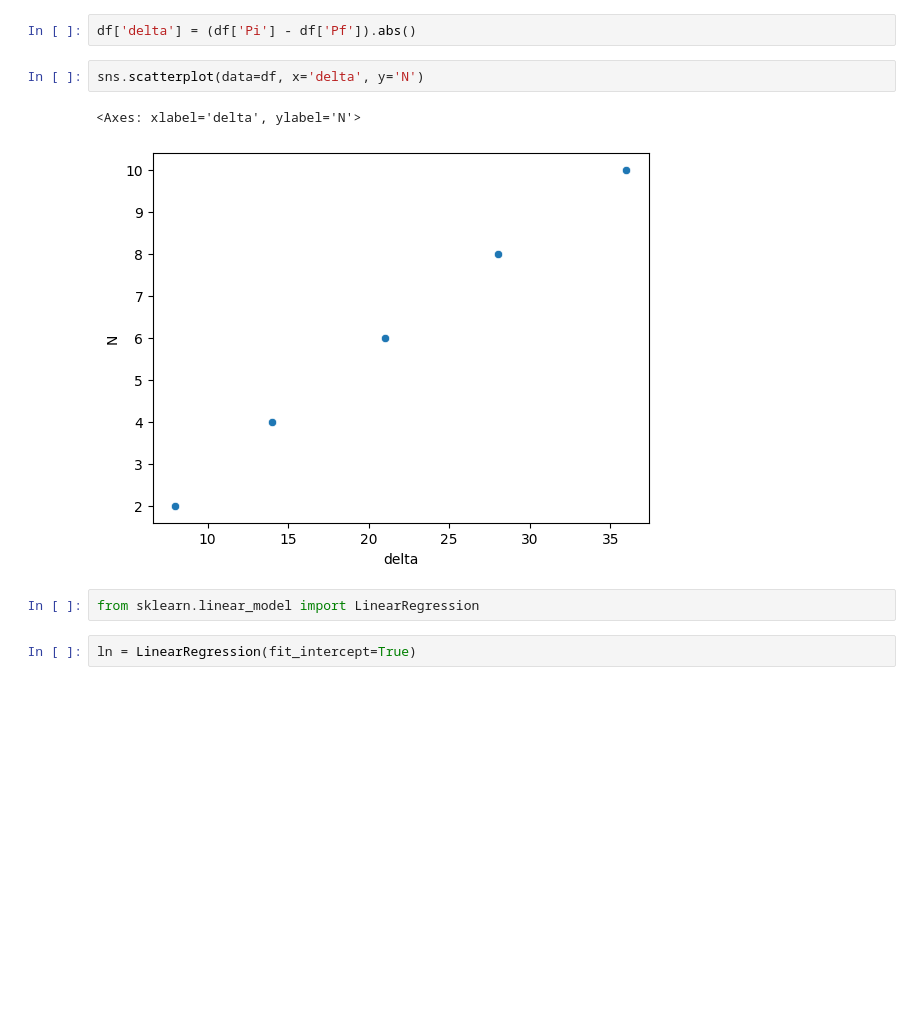
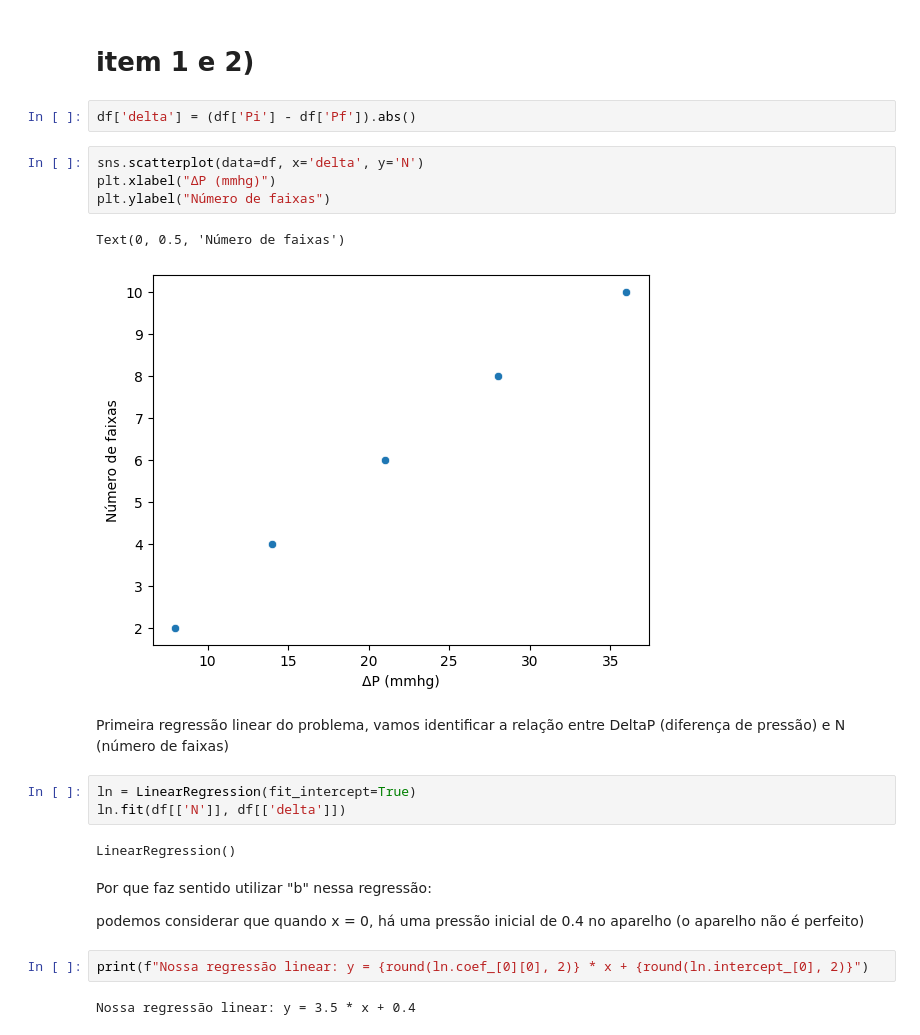
Before and after one commit to ms-cmy/relatorios-2024-est2, a Jupyter notebook: relatorio_3/experimento.ipynb, the cells around one changed output. Saved outputs shown, nothing was run; the diff lists cells and outputs as text; blank space fills up the shorter version.

```diff
--- a/relatorio_3/experimento.ipynb
+++ b/relatorio_3/experimento.ipynb
@@ -16,12 +41,27 @@ df.to_csv('teste.txt', sep=' ', index=False)
+# %% [markdown]
+# item 1 e 2)
 # %%
 df['delta'] = (df['Pi'] - df['Pf']).abs()
 # %%
 sns.scatterplot(data=df, x='delta', y='N')
+plt.xlabel("ΔP (mmhg)")
+plt.ylabel("Número de faixas")
 # %% [output]
-<Axes: xlabel='delta', ylabel='N'>
+Text(0, 0.5, 'Número de faixas')
-[figure, old version]
+[figure, new version]
-# %%
-from sklearn.linear_model import LinearRegression
+# %% [markdown]
+Primeira regressão linear do problema, vamos identificar a relação entre DeltaP (diferença de pressão) e N (número de faixas)
 # %%
 ln = LinearRegression(fit_intercept=True)
+ln.fit(df[['N']], df[['delta']])
+# %% [output]
+LinearRegression()
+# %% [markdown]
+Por que faz sentido utilizar "b" nessa regressão:
+
+podemos considerar que quando x = 0, há uma pressão inicial de 0.4 no aparelho (o aparelho não é perfeito)
+# %%
+print(f"Nossa regressão linear: y = {round(ln.coef_[0][0], 2)} * x + {round(ln.intercept_[0], 2)}")
+# %% [output]
+Nossa regressão linear: y = 3.5 * x + 0.4
 # %%
```
Also changed, not shown: parts of 22 cells of this notebook, 1 other file.
